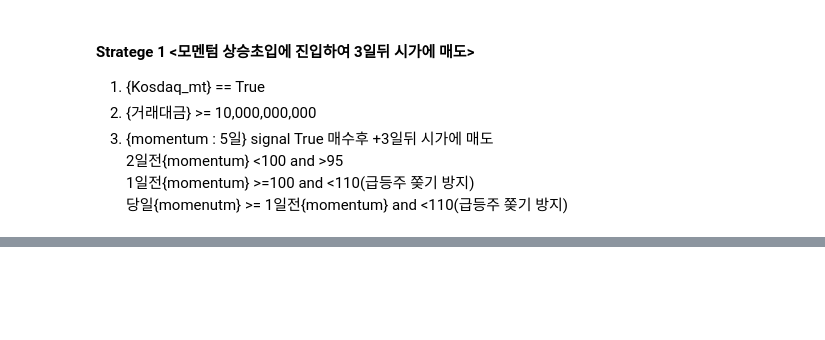
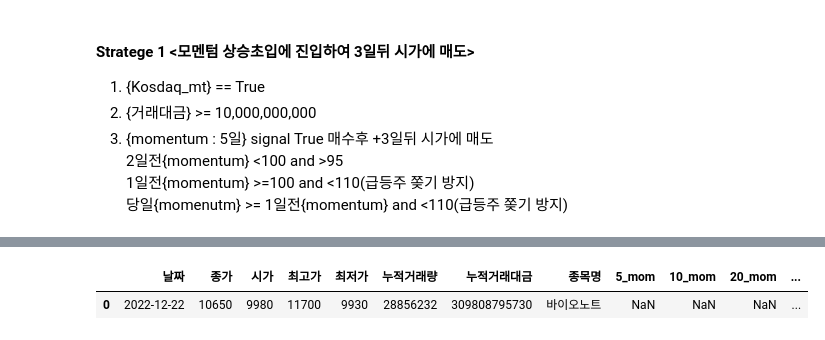
Before and after one commit to eseom31/Kis_Api_test, a Jupyter notebook: BackTesting_System/backtesting_main.ipynb, the cells around one changed output, grey strips where cells are left out. Saved outputs shown, nothing was run; the diff lists cells and outputs as text; code cells hidden in the pictures; blank space fills up the shorter version.

```diff
--- a/BackTesting_System/backtesting_main.ipynb
+++ b/BackTesting_System/backtesting_main.ipynb
@@ -224,0 +251,5 @@ def make_momentum(df):
+# %%
+test.head(1)
+# %% [output]
+|  | 날짜 | 종가 | 시가 | 최고가 | 최저가 | 누적거래량 | 누적거래대금 | 종목명 | 5_mom | 10_mom | 20_mom | ... |
+| 0 | 2022-12-22 | 10650 | 9980 | 11700 | 9930 | 28856232 | 309808795730 | 바이오노트 | NaN | NaN | NaN | ... |
```
Also changed, not shown: parts of 19 cells of this notebook.
